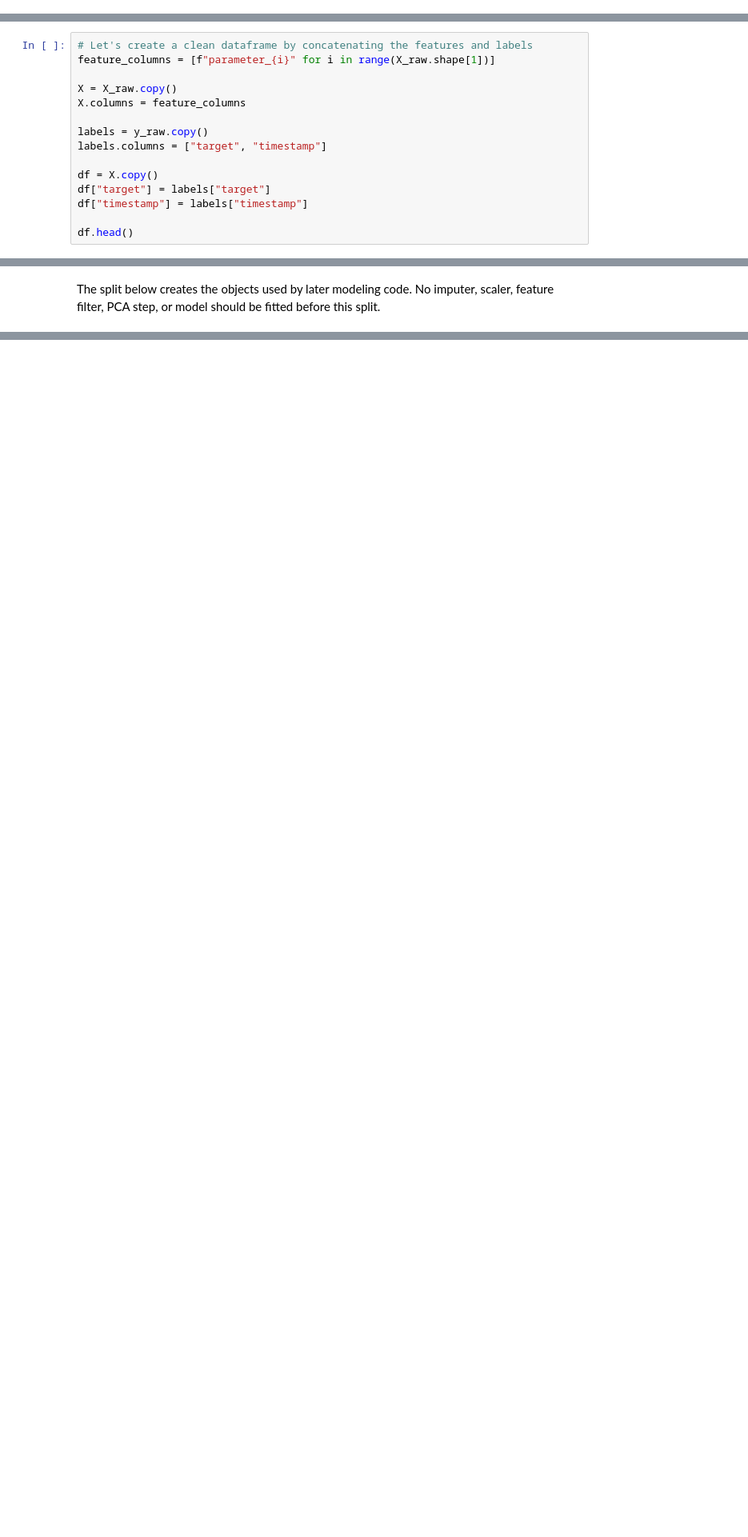
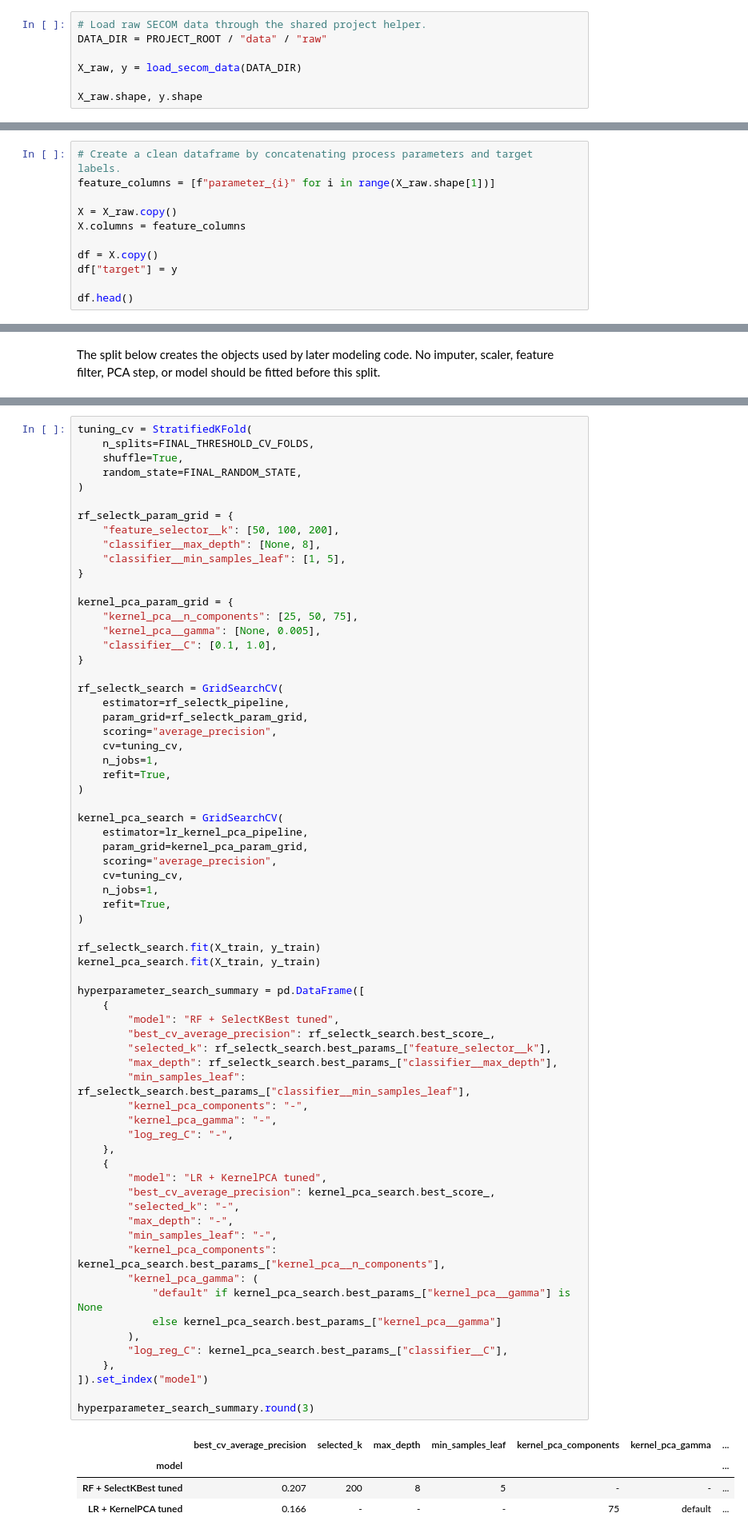
Before and after one commit to Spalding13/secom-fault-detection, a Jupyter notebook: notebooks/01_secom_fault_detection.ipynb, the cells around one changed output, grey strips where cells are left out. Shown at 80% size. Saved outputs shown, nothing was run; the diff lists cells and outputs as text; blank space fills up the shorter version.

```diff
--- a/notebooks/01_secom_fault_detection.ipynb
+++ b/notebooks/01_secom_fault_detection.ipynb
@@ -145,0 +127,7 @@ X_raw.shape, y_raw.shape
+# %%
+# Load raw SECOM data through the shared project helper.
+DATA_DIR = PROJECT_ROOT / "data" / "raw"
+
+X_raw, y = load_secom_data(DATA_DIR)
+
+X_raw.shape, y.shape
@@ -167,16 +157,12 @@ y_raw.head()
 # %%
-# Let's create a clean dataframe by concatenating the features and labels
+# Create a clean dataframe by concatenating process parameters and target labels.
 feature_columns = [f"parameter_{i}" for i in range(X_raw.shape[1])]
 
 X = X_raw.copy()
 X.columns = feature_columns
 
-labels = y_raw.copy()
-labels.columns = ["target", "timestamp"]
-
 df = X.copy()
-df["target"] = labels["target"]
-df["timestamp"] = labels["timestamp"]
+df["target"] = y
 
 df.head()
 # %% [output]
@@ -1770,0 +953,72 @@ Recommended future work:
+# %%
+tuning_cv = StratifiedKFold(
+    n_splits=FINAL_THRESHOLD_CV_FOLDS,
+    shuffle=True,
+    random_state=FINAL_RANDOM_STATE,
+)
+
+rf_selectk_param_grid = {
+    "feature_selector__k": [50, 100, 200],
+    "classifier__max_depth": [None, 8],
+    "classifier__min_samples_leaf": [1, 5],
+}
+
+kernel_pca_param_grid = {
+    "kernel_pca__n_components": [25, 50, 75],
+    "kernel_pca__gamma": [None, 0.005],
+    "classifier__C": [0.1, 1.0],
+}
+
+rf_selectk_search = GridSearchCV(
+    estimator=rf_selectk_pipeline,
+    param_grid=rf_selectk_param_grid,
+    scoring="average_precision",
+    cv=tuning_cv,
+    n_jobs=1,
+    refit=True,
+)
+
+kernel_pca_search = GridSearchCV(
+    estimator=lr_kernel_pca_pipeline,
+    param_grid=kernel_pca_param_grid,
+    scoring="average_precision",
+    cv=tuning_cv,
+    n_jobs=1,
+    refit=True,
+)
+
+rf_selectk_search.fit(X_train, y_train)
+kernel_pca_search.fit(X_train, y_train)
+
+hyperparameter_search_summary = pd.DataFrame([
+    {
+        "model": "RF + SelectKBest tuned",
+        "best_cv_average_precision": rf_selectk_search.best_score_,
+        "selected_k": rf_selectk_search.best_params_["feature_selector__k"],
+        "max_depth": rf_selectk_search.best_params_["classifier__max_depth"],
+        "min_samples_leaf": rf_selectk_search.best_params_["classifier__min_samples_leaf"],
+        "kernel_pca_components": "-",
+        "kernel_pca_gamma": "-",
+        "log_reg_C": "-",
+    },
+    {
+        "model": "LR + KernelPCA tuned",
+        "best_cv_average_precision": kernel_pca_search.best_score_,
+        "selected_k": "-",
+        "max_depth": "-",
+        "min_samples_leaf": "-",
+        "kernel_pca_components": kernel_pca_search.best_params_["kernel_pca__n_components"],
+        "kernel_pca_gamma": (
+            "default" if kernel_pca_search.best_params_["kernel_pca__gamma"] is None
+            else kernel_pca_search.best_params_["kernel_pca__gamma"]
+        ),
+        "log_reg_C": kernel_pca_search.best_params_["classifier__C"],
+    },
+]).set_index("model")
+
+hyperparameter_search_summary.round(3)
+# %% [output]
+|  | best_cv_average_precision | selected_k | max_depth | min_samples_leaf | kernel_pca_components | kernel_pca_gamma | ... |
+| model |  |  |  |  |  |  | ... |
+| RF + SelectKBest tuned | 0.207 | 200 | 8 | 5 | - | - | ... |
+| LR + KernelPCA tuned | 0.166 | - | - | - | 75 | default | ... |
```
Also changed, not shown: parts of 112 cells of this notebook, 8 other files.
